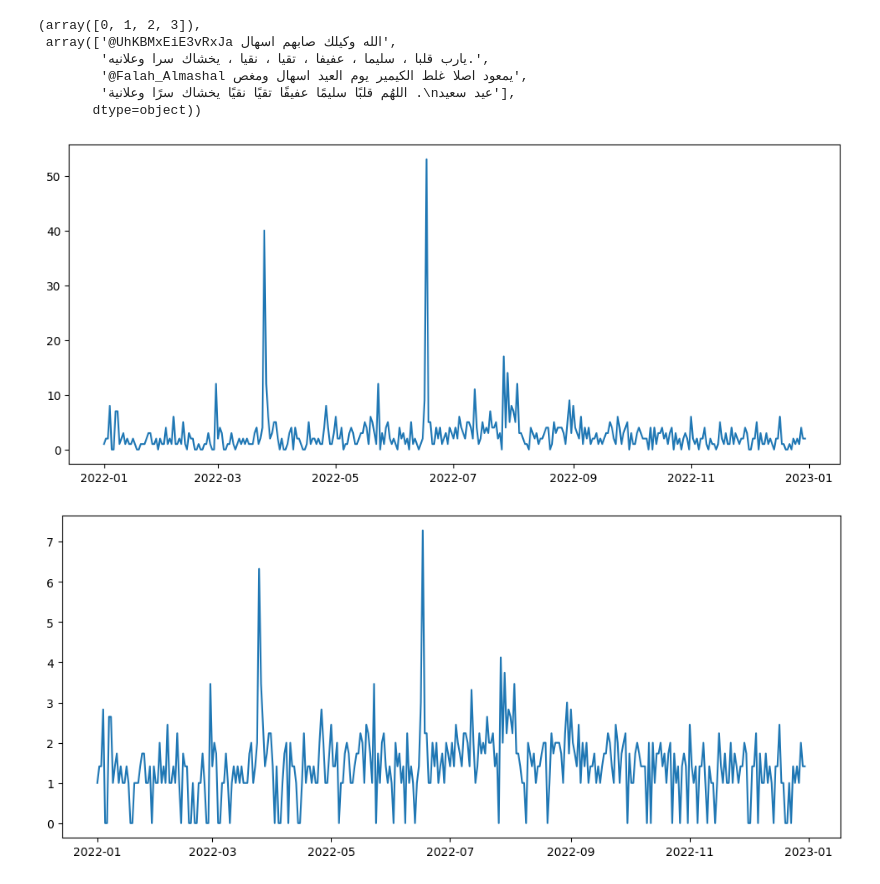
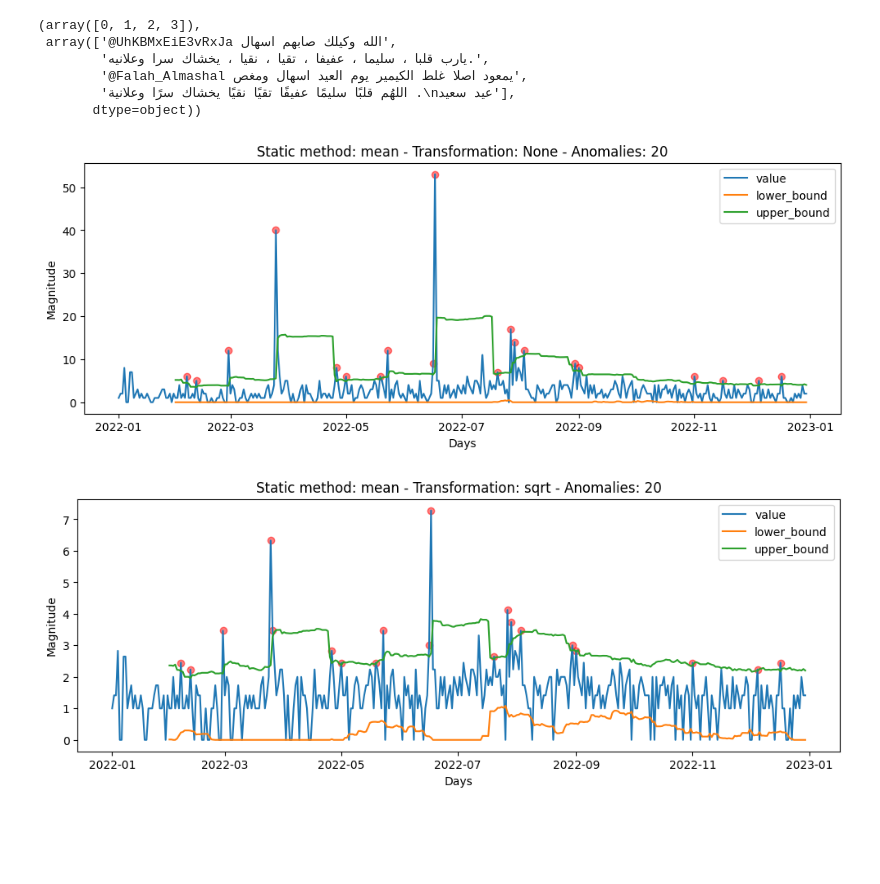
Before and after one commit to thesocialcoin/ds-Alerts, a Jupyter notebook: notebooks/diarrhea_vomit.ipynb, the cells around one changed output. Drawn from its saved outputs; the diff is of its cells as text; code cells hidden in the pictures; blank space fills up the shorter version.

```diff
--- a/notebooks/diarrhea_vomit.ipynb
+++ b/notebooks/diarrhea_vomit.ipynb
@@ -64,26 +64,27 @@ df.index.values[:4], df.text.values[:4]
 # %%
 from alerts.time_series import AnomalyTS
 
 T = zip(freq_per_day_df.index.values, freq_per_day_df.text.values)
 parameters = {
-    'window': 5
+    'window': 30,
+    'static_metric': 'mean',
+    'transf': None
 }
 ts = AnomalyTS(T, parameters)
-ts.plot()
+ts.plot(show_anomalies=True)
 # %% [output]
-[figure, old version]
+[figure, new version]
 # %%
+from alerts.time_series import AnomalyTS
+
 T = zip(freq_per_day_df.index.values, freq_per_day_df.text.values)
 parameters = {
-    'window': 5
+    'window': 30,
+    'static_metric': 'mean',
+    'transf': 'sqrt'
 }
 ts = AnomalyTS(T, parameters)
-T = ts.normalize_time_series()
-parameters = {
-    'window': 5
-}
-ts = AnomalyTS(T, parameters)
-ts.plot()
+ts.plot(show_anomalies=True)
 # %% [output]
-[figure, old version]
+[figure, new version]
 # %%
```
Also changed, not shown: parts of 5 cells of this notebook, 9 other files.
